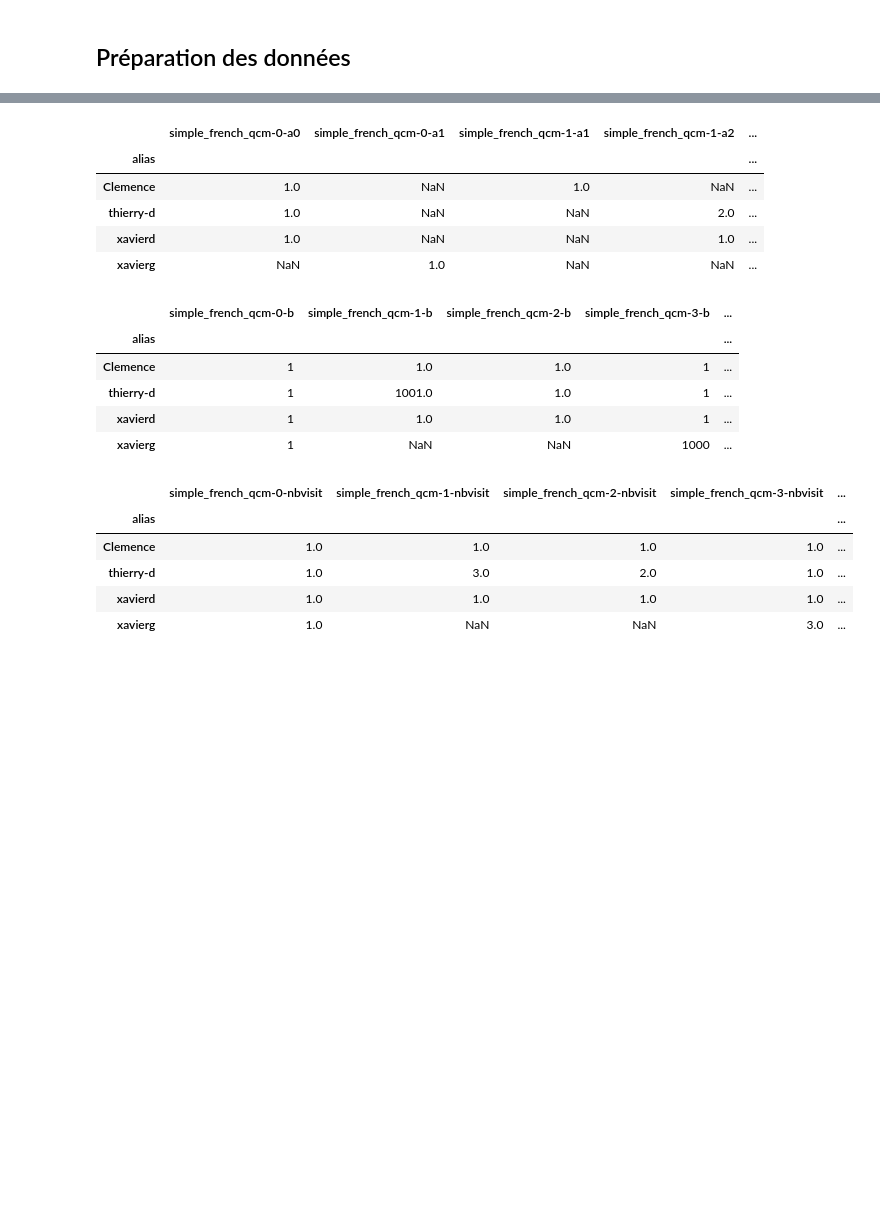
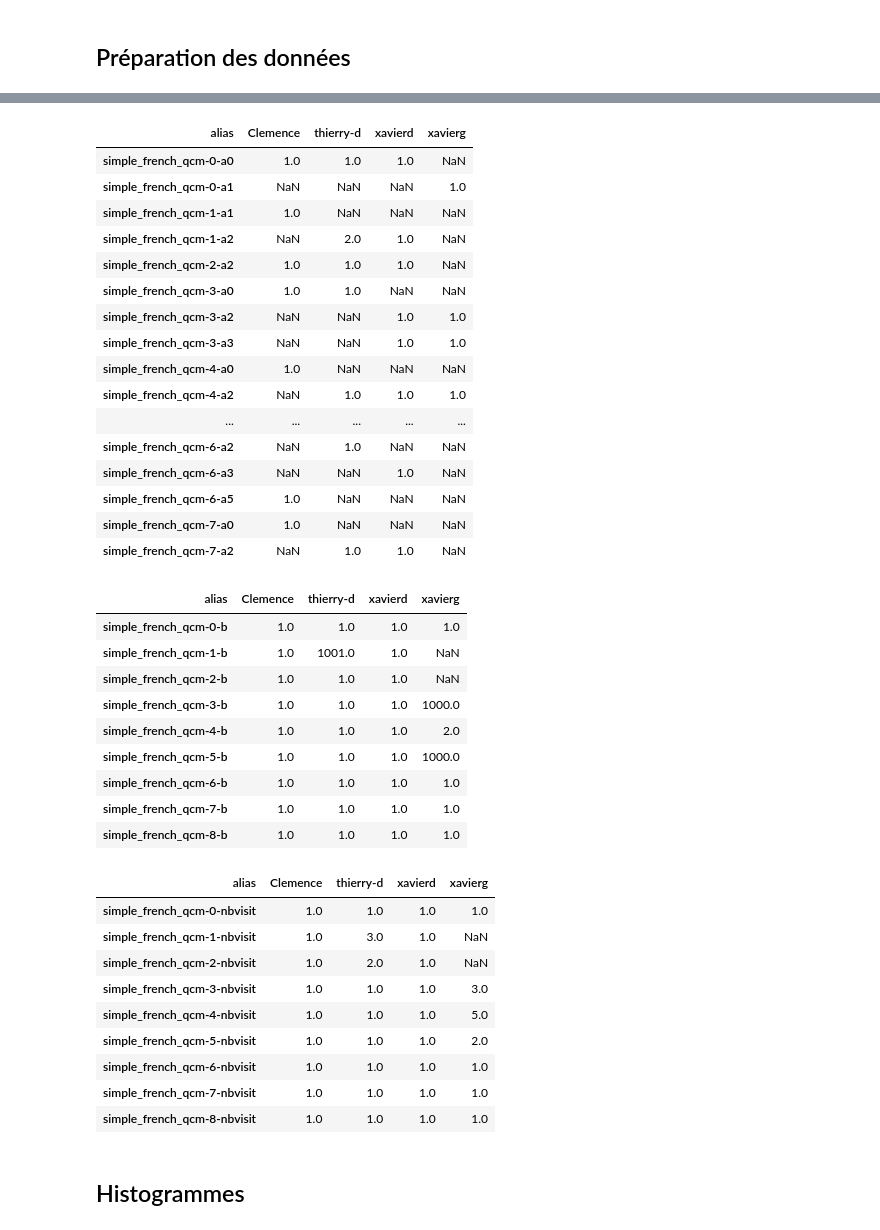
Before and after one commit to sdpython/mathenjeu, a Jupyter notebook: _doc/notebooks/example_logs.ipynb, the cells around one changed output, grey strips where cells are left out. Cells and saved outputs as stored; diff of their text form; code cells hidden in the pictures; blank space fills up the shorter version.

```diff
--- a/_doc/notebooks/example_logs.ipynb
+++ b/_doc/notebooks/example_logs.ipynb
@@ -14,6 +14,7 @@ add_notebook_menu()
 # %%
 import os
 names = [os.path.join("logs", _) for _ in os.listdir("logs")]
+names = names[:1]
 names
 # %% [output]
 ['logs\\QCMApp.log']
@@ -144,7 +150,10 @@ def aggnotnan_serie(values):
             if len(res) == 1:
                 r = res[0]
             else:
-                r = sum(res)
+                try:
+                    r = sum(res)
+                except:
+                    r = 0
     else:
         r = numpy.nan
     return r
@@ -162,6 +171,6 @@ def aggnotnan(values):
         df = pandas.DataFrame(res, columns)
         return df
 
-gr_dur = df_dur.groupby("alias").agg(aggnotnan)
-gr_dur
+gr_ans = df_ans.groupby("alias").agg(aggnotnan)
+gr_ans
 # %% [output]
@@ -179,30 +197,51 @@ gr_dur.T.plot()
 # %%
 gr_question = df_question.groupby("alias").agg(aggnotnan)
-gr_question
+gr_question.T
 # %% [output]
-|  | simple_french_qcm-0-a0 | simple_french_qcm-0-a1 | simple_french_qcm-1-a1 | simple_french_qcm-1-a2 | ... |
-| alias |  |  |  |  | ... |
-| Clemence | 1.0 | NaN | 1.0 | NaN | ... |
-| thierry-d | 1.0 | NaN | NaN | 2.0 | ... |
-| xavierd | 1.0 | NaN | NaN | 1.0 | ... |
-| xavierg | NaN | 1.0 | NaN | NaN | ... |
+| alias | Clemence | thierry-d | xavierd | xavierg |
+| simple_french_qcm-0-a0 | 1.0 | 1.0 | 1.0 | NaN |
+| simple_french_qcm-0-a1 | NaN | NaN | NaN | 1.0 |
+| simple_french_qcm-1-a1 | 1.0 | NaN | NaN | NaN |
+| simple_french_qcm-1-a2 | NaN | 2.0 | 1.0 | NaN |
+| simple_french_qcm-2-a2 | 1.0 | 1.0 | 1.0 | NaN |
+| simple_french_qcm-3-a0 | 1.0 | 1.0 | NaN | NaN |
+| simple_french_qcm-3-a2 | NaN | NaN | 1.0 | 1.0 |
+| simple_french_qcm-3-a3 | NaN | NaN | 1.0 | 1.0 |
+| simple_french_qcm-4-a0 | 1.0 | NaN | NaN | NaN |
+| simple_french_qcm-4-a2 | NaN | 1.0 | 1.0 | 1.0 |
+| ... | ... | ... | ... | ... |
+| simple_french_qcm-6-a2 | NaN | 1.0 | NaN | NaN |
+| simple_french_qcm-6-a3 | NaN | NaN | 1.0 | NaN |
+| simple_french_qcm-6-a5 | 1.0 | NaN | NaN | NaN |
+| simple_french_qcm-7-a0 | 1.0 | NaN | NaN | NaN |
+| simple_french_qcm-7-a2 | NaN | 1.0 | 1.0 | NaN |
 # %%
 gr_bouton = df_bouton.groupby("alias").agg(aggnotnan)
-gr_bouton
+gr_bouton.T
 # %% [output]
-|  | simple_french_qcm-0-b | simple_french_qcm-1-b | simple_french_qcm-2-b | simple_french_qcm-3-b | ... |
-| alias |  |  |  |  | ... |
-| Clemence | 1 | 1.0 | 1.0 | 1 | ... |
-| thierry-d | 1 | 1001.0 | 1.0 | 1 | ... |
-| xavierd | 1 | 1.0 | 1.0 | 1 | ... |
-| xavierg | 1 | NaN | NaN | 1000 | ... |
+| alias | Clemence | thierry-d | xavierd | xavierg |
+| simple_french_qcm-0-b | 1.0 | 1.0 | 1.0 | 1.0 |
+| simple_french_qcm-1-b | 1.0 | 1001.0 | 1.0 | NaN |
+| simple_french_qcm-2-b | 1.0 | 1.0 | 1.0 | NaN |
+| simple_french_qcm-3-b | 1.0 | 1.0 | 1.0 | 1000.0 |
+| simple_french_qcm-4-b | 1.0 | 1.0 | 1.0 | 2.0 |
+| simple_french_qcm-5-b | 1.0 | 1.0 | 1.0 | 1000.0 |
+| simple_french_qcm-6-b | 1.0 | 1.0 | 1.0 | 1.0 |
+| simple_french_qcm-7-b | 1.0 | 1.0 | 1.0 | 1.0 |
+| simple_french_qcm-8-b | 1.0 | 1.0 | 1.0 | 1.0 |
 # %%
 gr_visit = df_visit.groupby("alias").agg(aggnotnan)
-gr_visit
+gr_visit.T
 # %% [output]
-|  | simple_french_qcm-0-nbvisit | simple_french_qcm-1-nbvisit | simple_french_qcm-2-nbvisit | simple_french_qcm-3-nbvisit | ... |
-| alias |  |  |  |  | ... |
-| Clemence | 1.0 | 1.0 | 1.0 | 1.0 | ... |
-| thierry-d | 1.0 | 3.0 | 2.0 | 1.0 | ... |
-| xavierd | 1.0 | 1.0 | 1.0 | 1.0 | ... |
-| xavierg | 1.0 | NaN | NaN | 3.0 | ... |
+| alias | Clemence | thierry-d | xavierd | xavierg |
+| simple_french_qcm-0-nbvisit | 1.0 | 1.0 | 1.0 | 1.0 |
+| simple_french_qcm-1-nbvisit | 1.0 | 3.0 | 1.0 | NaN |
+| simple_french_qcm-2-nbvisit | 1.0 | 2.0 | 1.0 | NaN |
+| simple_french_qcm-3-nbvisit | 1.0 | 1.0 | 1.0 | 3.0 |
+| simple_french_qcm-4-nbvisit | 1.0 | 1.0 | 1.0 | 5.0 |
+| simple_french_qcm-5-nbvisit | 1.0 | 1.0 | 1.0 | 2.0 |
+| simple_french_qcm-6-nbvisit | 1.0 | 1.0 | 1.0 | 1.0 |
+| simple_french_qcm-7-nbvisit | 1.0 | 1.0 | 1.0 | 1.0 |
+| simple_french_qcm-8-nbvisit | 1.0 | 1.0 | 1.0 | 1.0 |
+# %% [markdown]
+## Histogrammes
```
Also changed, not shown: parts of 25 cells of this notebook, 5 other files.
